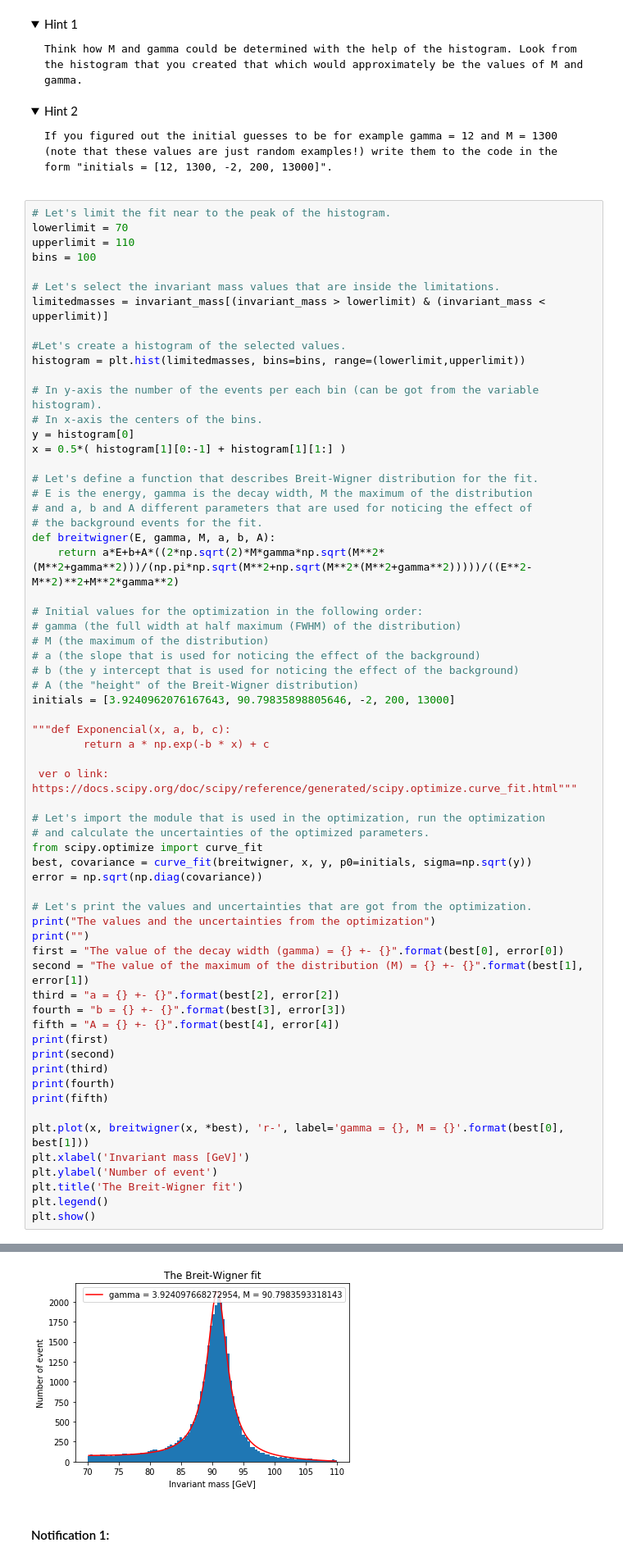
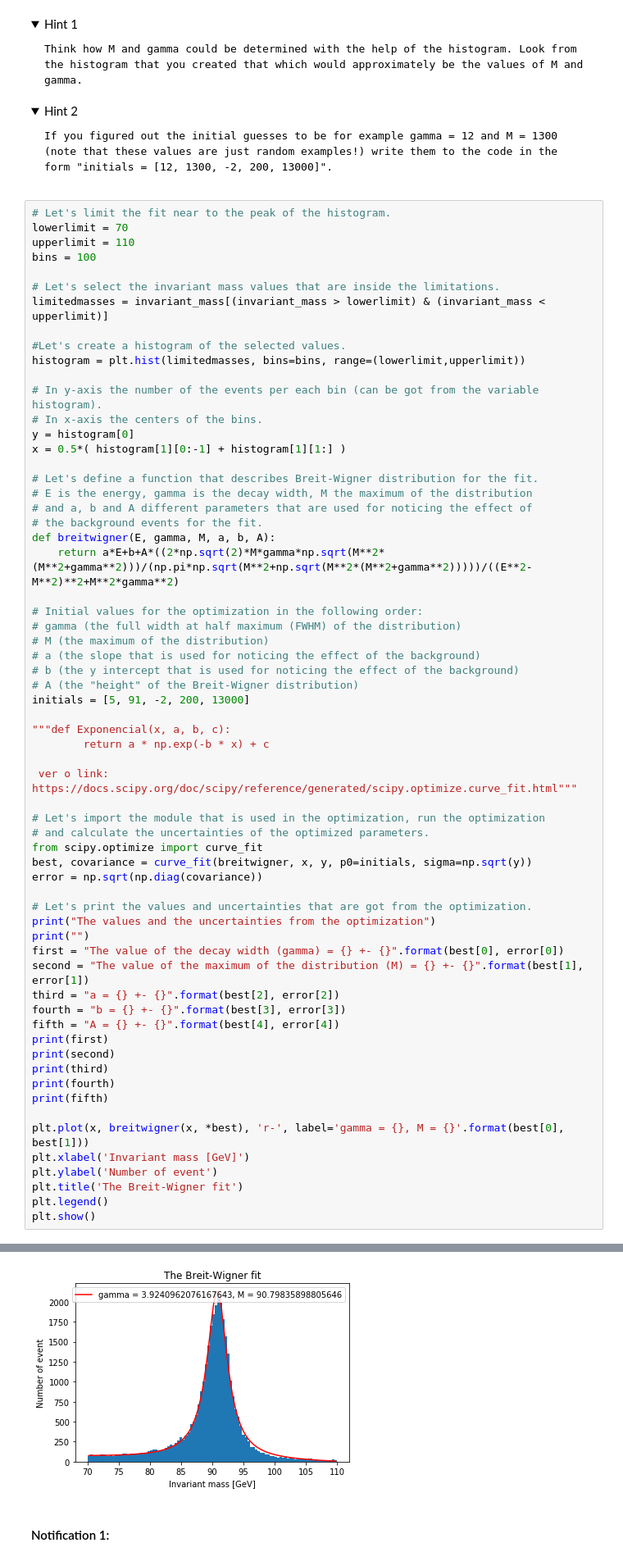
Before and after one commit to wars2/projeto1-intropython, a Jupyter notebook: Exercise.ipynb, the cells around one changed output, grey strips where cells are left out. Shown: that part at 82% size. Drawn from its saved outputs; the diff is of its cells as text; folded sections open.

```diff
--- a/Exercise.ipynb
+++ b/Exercise.ipynb
@@ -529,7 +529,7 @@ def breitwigner(E, gamma, M, a, b, A):
 # a (the slope that is used for noticing the effect of the background)
 # b (the y intercept that is used for noticing the effect of the background)
 # A (the "height" of the Breit-Wigner distribution)
-initials = [3.9240962076167643, 90.79835898805646, -2, 200, 13000]
+initials = [5, 91, -2, 200, 13000]
 
 """def Exponencial(x, a, b, c):
         return a * np.exp(-b * x) + c
@@ -573,4 +573,4 @@ A = 13097.554676938953 +- 180.36523647490577
-[figure, old version]
+[figure, new version]
 # %% [markdown]
 #### Notification 1:
 # %% [markdown]
```
Also changed, not shown: parts of 6 cells of this notebook.
